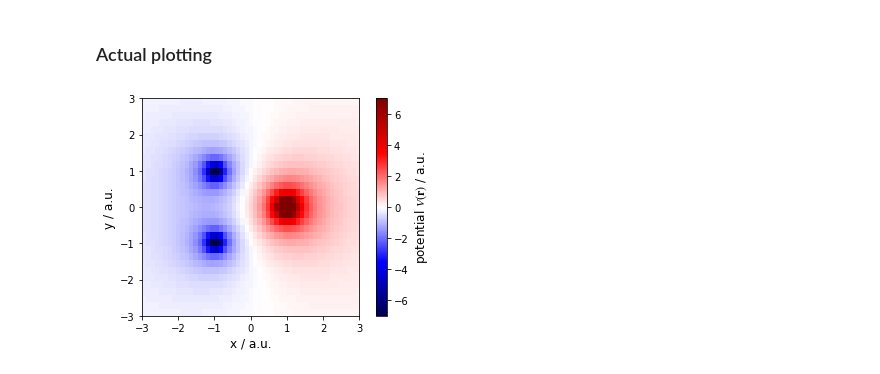
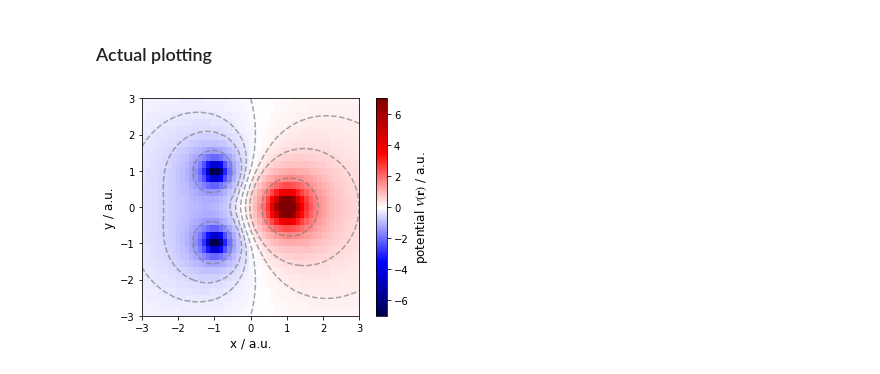
Before and after one commit to jam31118/2019-fall-em, a Jupyter notebook: point-charge-system/dev.ipynb, the cells around one changed output. Saved outputs shown, nothing was run; the diff lists cells and outputs as text; code cells hidden in the pictures.

Commit message:
added potential contour lines

```diff
--- a/point-charge-system/dev.ipynb
+++ b/point-charge-system/dev.ipynb
@@ -68,23 +68,31 @@ V_arr = sys.V((X, Y, Z))
 # %% [markdown]
 ### Configure plot appearence
 # %%
+# Configure colormap
 vmax = np.abs(np.quantile(V_arr, (0.005,0.995))).max()
 vmin = -vmax
 from matplotlib.colors import Normalize
 norm = Normalize(vmin, vmax)
 
+# Configure display extent
 xlim = mesh_x_val[[0, -1]]
 ylim = mesh_y_val[[0, -1]]
 extent = (*xlim, *ylim)
+
+# Configure contour lines
+levels = np.quantile(V_arr, np.linspace(0.05, 0.95, 7))
 # %% [markdown]
 ### Actual plotting
 # %%
 fig, ax = plt.subplots()
 
 img = ax.imshow(V_arr, norm=norm, cmap='seismic', extent=extent, origin='lower')
+
+ax.contour(X, Y, V_arr, levels, colors='gray', linestyles='dashed', alpha=0.7)
+
 ax.set_xlabel("x / a.u."), ax.set_ylabel("y / a.u.")
 cb = fig.colorbar(img, ax=ax)
 cb.set_label(r"potential $V\left(\mathbf{r}\right)$ / a.u.")
 # %% [output]
-[figure, old version]
+[figure, new version]
 # %%
```
Also changed, not shown: parts of 1 cell of this notebook.
